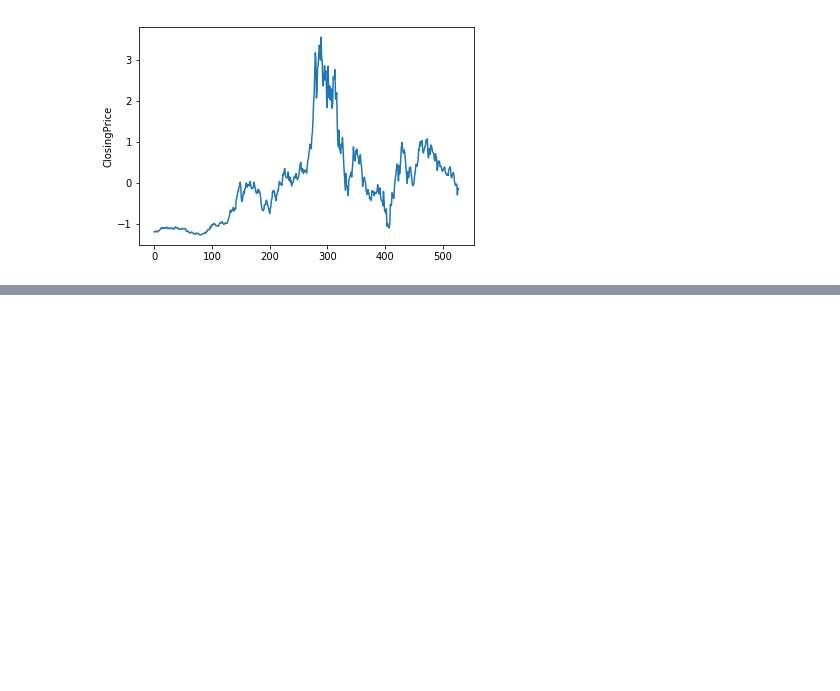
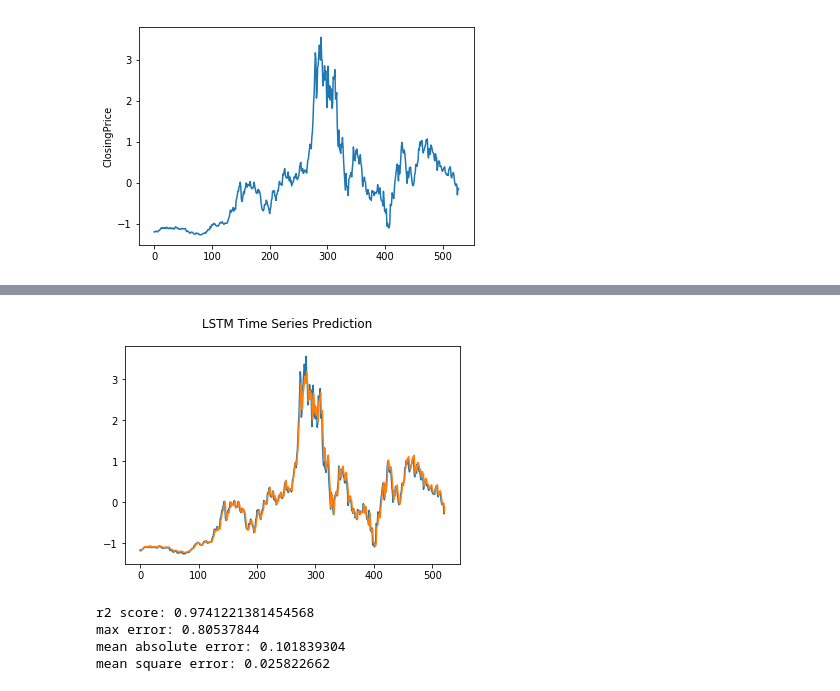
Before and after one commit to A-Gulati/Time_Series, a Jupyter notebook: notebooks/Linear Regression vs Simple RNN for Time Series Prediction.ipynb, the cells around one changed output, grey strips where cells are left out. Saved outputs shown, nothing was run; the diff lists cells and outputs as text; code cells hidden in the pictures; blank space fills up the shorter version.

```diff
--- a/notebooks/Linear Regression vs Simple RNN for Time Series Prediction.ipynb
+++ b/notebooks/Linear Regression vs Simple RNN for Time Series Prediction.ipynb
@@ -79,0 +91,5 @@ mean_squared_error(df['ClosingPrice'],predictions)
+# %%
+sc = MinMaxScaler()
+training_data = sc.fit_transform(training_set)
+
+seq_length = 5
@@ -79,0 +108,12 @@ mean_squared_error(df['ClosingPrice'],predictions)
+# %%
+train_size = int(len(y) * 0.67)
+test_size = len(y) - train_size
+
+dataX = Variable(torch.Tensor(np.array(x)))
+dataY = Variable(torch.Tensor(np.array(y)))
+
+trainX = Variable(torch.Tensor(np.array(x[0:train_size])))
+trainY = Variable(torch.Tensor(np.array(y[0:train_size])))
+
+testX = Variable(torch.Tensor(np.array(x[train_size:len(x)])))
+testY = Variable(torch.Tensor(np.array(y[train_size:len(y)])))
@@ -79,0 +146,13 @@ mean_squared_error(df['ClosingPrice'],predictions)
+# %%
+num_epochs = 2000
+learning_rate = 0.01
+
+input_size = 1 #1 expected input feature (stock price)
+hidden_size = 2 #1 feature in the hidden state
+num_layers = 1 #1 recurrent layer
+num_classes = 1 #1 pred class
+
+lstm = LSTM(num_classes, input_size, hidden_size, num_layers)
+
+criterion = torch.nn.MSELoss()    # mean-squared error for regression
+optimizer = torch.optim.Adam(lstm.parameters(), lr=learning_rate) #ADAM optimizer
@@ -79,0 +192,16 @@ mean_squared_error(df['ClosingPrice'],predictions)
+# %%
+lstm.eval()
+train_predict = lstm(dataX)
+
+data_predict = train_predict.data.numpy()
+dataY_plot = dataY.data.numpy()
+
+data_predict = sc.inverse_transform(data_predict)
+dataY_plot = sc.inverse_transform(dataY_plot)
+
+plt.plot(dataY_plot)
+plt.plot(data_predict)
+plt.suptitle('LSTM Time Series Prediction')
+plt.show()
+# %% [output]
+[figure, added]
@@ -79,0 +213,10 @@ mean_squared_error(df['ClosingPrice'],predictions)
+# %%
+print('r2 score:',r2)
+print('max error:',maxerror)
+print('mean absolute error:',meanabserror)
+print('mean square error:',meansqrerror)
+# %% [output]
+r2 score: 0.9741221381454568
+max error: 0.80537844
+mean absolute error: 0.101839304
+mean square error: 0.025822662
```
Also changed, not shown: parts of 20 cells of this notebook, 1 other file.
